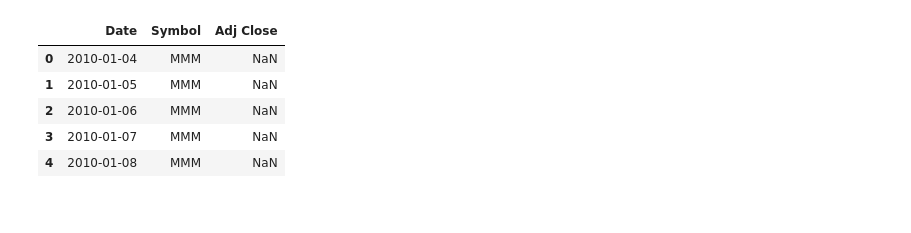
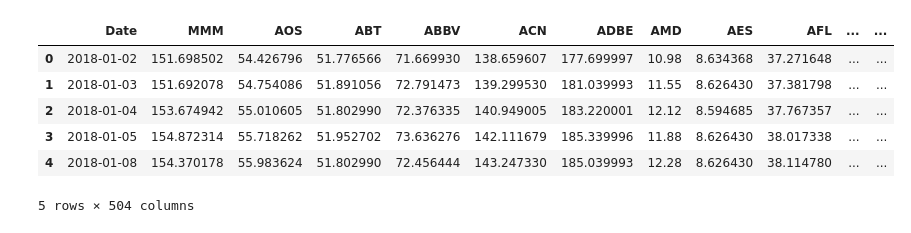
Before and after one commit to Har2yQn78/StockTradingBot, a Jupyter notebook: nbs/SP500 2 - Relationships.ipynb, the cells around one changed output. Saved outputs shown, nothing was run; the diff lists cells and outputs as text; code cells hidden in the pictures.

```diff
--- a/nbs/SP500 2 - Relationships.ipynb
+++ b/nbs/SP500 2 - Relationships.ipynb
@@ -5,14 +5,15 @@ from matplotlib import style
 import numpy as np
 style.use('ggplot')
 # %%
-df = pd.read_csv('../sp500data/sp500_stocks_modified.csv')
+df = pd.read_csv('../sp500data/SP500PriceHistory.csv')
 df.head()
 # %% [output]
-|  | Date | Symbol | Adj Close |
-| 0 | 2010-01-04 | MMM | NaN |
-| 1 | 2010-01-05 | MMM | NaN |
-| 2 | 2010-01-06 | MMM | NaN |
-| 3 | 2010-01-07 | MMM | NaN |
-| 4 | 2010-01-08 | MMM | NaN |
+|  | Date | MMM | AOS | ABT | ABBV | ACN | ADBE | AMD | AES | AFL | ... | ... |
+| 0 | 2018-01-02 | 151.698502 | 54.426796 | 51.776566 | 71.669930 | 138.659607 | 177.699997 | 10.98 | 8.634368 | 37.271648 | ... | ... |
+| 1 | 2018-01-03 | 151.692078 | 54.754086 | 51.891056 | 72.791473 | 139.299530 | 181.039993 | 11.55 | 8.626430 | 37.381798 | ... | ... |
+| 2 | 2018-01-04 | 153.674942 | 55.010605 | 51.802990 | 72.376335 | 140.949005 | 183.220001 | 12.12 | 8.594685 | 37.767357 | ... | ... |
+| 3 | 2018-01-05 | 154.872314 | 55.718262 | 51.952702 | 73.636276 | 142.111679 | 185.339996 | 11.88 | 8.626430 | 38.017338 | ... | ... |
+| 4 | 2018-01-08 | 154.370178 | 55.983624 | 51.802990 | 72.456444 | 143.247330 | 185.039993 | 12.28 | 8.626430 | 38.114780 | ... | ... |
+5 rows × 504 columns
 # %%
 def visualize_data():
```
Also changed, not shown: parts of 3 cells of this notebook, 2 other files.
